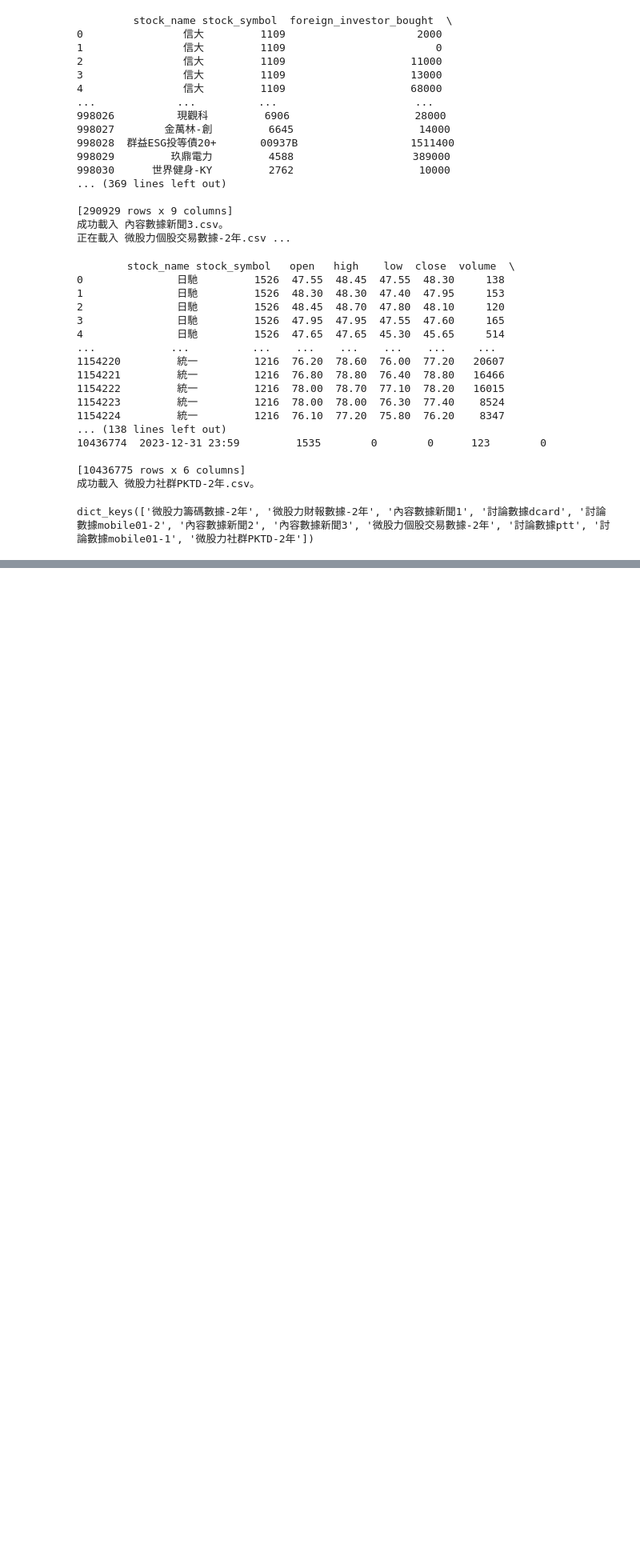
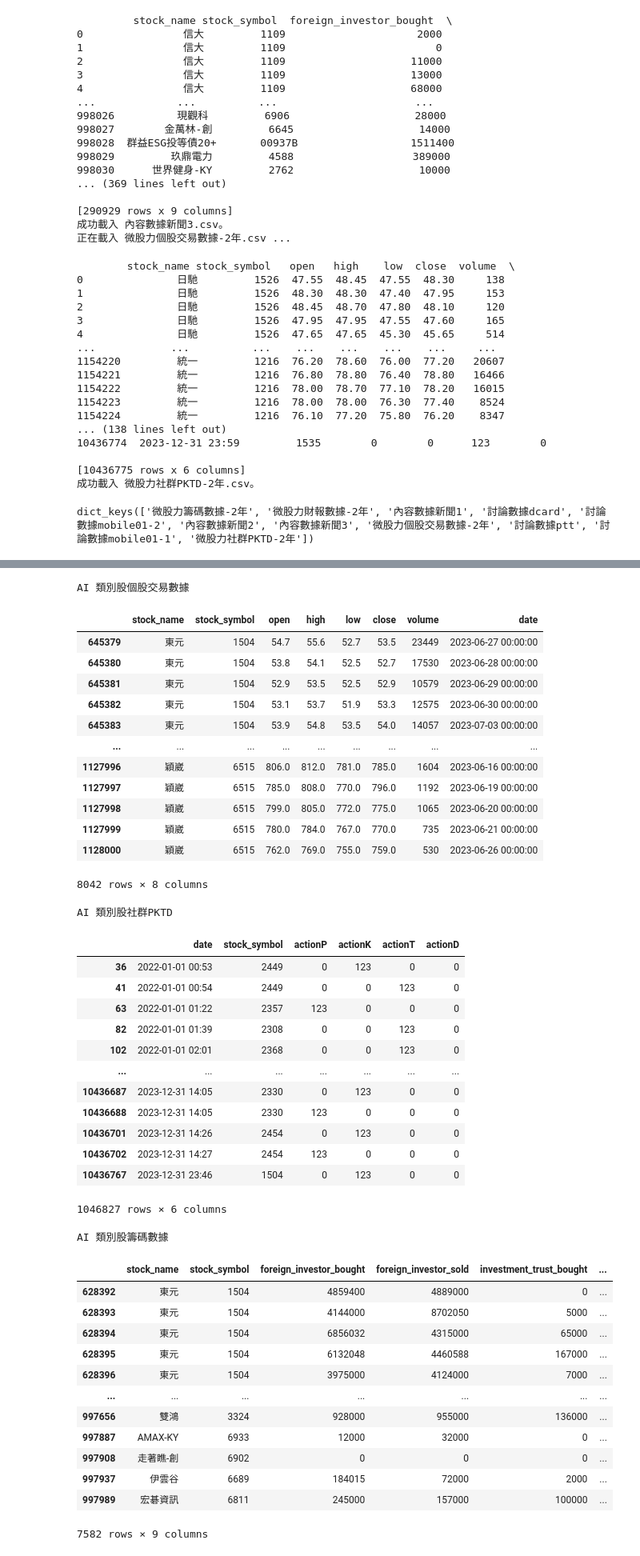
Before and after one commit to ruby0322/bda-midterm-project, a Jupyter notebook: bda_midterm_project.ipynb, the cells around one changed output, grey strips where cells are left out. Shown at 80% size. Cells and saved outputs as stored; diff of their text form; code cells hidden in the pictures; blank space fills up the shorter version.

Commit message:
new: pick all AI stock

```diff
--- a/bda_midterm_project.ipynb
+++ b/bda_midterm_project.ipynb
@@ -76,0 +106,67 @@ dict_keys(['微股力籌碼數據-2年', '微股力財報數據-2年', '內容
+# %%
+# AI 類股代號
+AI_stock_label = ['1504','2059','2308','2312','2317','2330','2353','2356','2357','2368',
+          '2376','2377','2382','2383','2395','2439','2449','2453','2454','3029',
+          '3037','3044','3078','3169','3227','3231','3324','3443','3653','3661',
+          '4966','5274','5289','5351','5439','6166','6214','6274','6414','6515',
+          '6643','6669','6689','6811','6841','6902','6933','8210']
+# %%
+print('AI 類別股個股交易數據')
+ai_stock_exchange_data = data['微股力個股交易數據-2年'][data['微股力個股交易數據-2年']['stock_symbol'].isin(AI_stock_label)]
+display(ai_stock_exchange_data)
+
+print('AI 類別股社群PKTD')
+ai_stock_pktd = data['微股力社群PKTD-2年'][data['微股力社群PKTD-2年']['stock_symbol'].isin(AI_stock_label)]
+display(ai_stock_pktd)
+
+print('AI 類別股籌碼數據')
+ai_stock_tokens = data['微股力籌碼數據-2年'][data['微股力籌碼數據-2年']['stock_symbol'].isin(AI_stock_label)]
+display(ai_stock_tokens)
+
+print('AI 類別股財報數據')
+data['微股力財報數據-2年']['stock_symbol'] = data['微股力財報數據-2年']['stock_symbol'].astype(str, errors='ignore')
+ai_stock_fin = data['微股力財報數據-2年'][data['微股力財報數據-2年']['stock_symbol'].isin(AI_stock_label)]
+display(ai_stock_fin)
+# %% [output]
+AI 類別股個股交易數據
+|  | stock_name | stock_symbol | open | high | low | close | volume | date |
+| 645379 | 東元 | 1504 | 54.7 | 55.6 | 52.7 | 53.5 | 23449 | 2023-06-27 00:00:00 |
+| 645380 | 東元 | 1504 | 53.8 | 54.1 | 52.5 | 52.7 | 17530 | 2023-06-28 00:00:00 |
+| 645381 | 東元 | 1504 | 52.9 | 53.5 | 52.5 | 52.9 | 10579 | 2023-06-29 00:00:00 |
+| 645382 | 東元 | 1504 | 53.1 | 53.7 | 51.9 | 53.3 | 12575 | 2023-06-30 00:00:00 |
+| 645383 | 東元 | 1504 | 53.9 | 54.8 | 53.5 | 54.0 | 14057 | 2023-07-03 00:00:00 |
+| ... | ... | ... | ... | ... | ... | ... | ... | ... |
+| 1127996 | 穎崴 | 6515 | 806.0 | 812.0 | 781.0 | 785.0 | 1604 | 2023-06-16 00:00:00 |
+| 1127997 | 穎崴 | 6515 | 785.0 | 808.0 | 770.0 | 796.0 | 1192 | 2023-06-19 00:00:00 |
+| 1127998 | 穎崴 | 6515 | 799.0 | 805.0 | 772.0 | 775.0 | 1065 | 2023-06-20 00:00:00 |
+| 1127999 | 穎崴 | 6515 | 780.0 | 784.0 | 767.0 | 770.0 | 735 | 2023-06-21 00:00:00 |
+| 1128000 | 穎崴 | 6515 | 762.0 | 769.0 | 755.0 | 759.0 | 530 | 2023-06-26 00:00:00 |
+8042 rows × 8 columns
+AI 類別股社群PKTD
+|  | date | stock_symbol | actionP | actionK | actionT | actionD |
+| 36 | 2022-01-01 00:53 | 2449 | 0 | 123 | 0 | 0 |
+| 41 | 2022-01-01 00:54 | 2449 | 0 | 0 | 123 | 0 |
+| 63 | 2022-01-01 01:22 | 2357 | 123 | 0 | 0 | 0 |
+| 82 | 2022-01-01 01:39 | 2308 | 0 | 0 | 123 | 0 |
+| 102 | 2022-01-01 02:01 | 2368 | 0 | 0 | 123 | 0 |
+| ... | ... | ... | ... | ... | ... | ... |
+| 10436687 | 2023-12-31 14:05 | 2330 | 0 | 123 | 0 | 0 |
+| 10436688 | 2023-12-31 14:05 | 2330 | 123 | 0 | 0 | 0 |
+| 10436701 | 2023-12-31 14:26 | 2454 | 0 | 123 | 0 | 0 |
+| 10436702 | 2023-12-31 14:27 | 2454 | 123 | 0 | 0 | 0 |
+| 10436767 | 2023-12-31 23:46 | 1504 | 0 | 123 | 0 | 0 |
+1046827 rows × 6 columns
+AI 類別股籌碼數據
+|  | stock_name | stock_symbol | foreign_investor_bought | foreign_investor_sold | investment_trust_bought | ... |
+| 628392 | 東元 | 1504 | 4859400 | 4889000 | 0 | ... |
+| 628393 | 東元 | 1504 | 4144000 | 8702050 | 5000 | ... |
+| 628394 | 東元 | 1504 | 6856032 | 4315000 | 65000 | ... |
+| 628395 | 東元 | 1504 | 6132048 | 4460588 | 167000 | ... |
+| 628396 | 東元 | 1504 | 3975000 | 4124000 | 7000 | ... |
+| ... | ... | ... | ... | ... | ... | ... |
+| 997656 | 雙鴻 | 3324 | 928000 | 955000 | 136000 | ... |
+| 997887 | AMAX-KY | 6933 | 12000 | 32000 | 0 | ... |
+| 997908 | 走著瞧-創 | 6902 | 0 | 0 | 0 | ... |
+| 997937 | 伊雲谷 | 6689 | 184015 | 72000 | 2000 | ... |
+| 997989 | 宏碁資訊 | 6811 | 245000 | 157000 | 100000 | ... |
+7582 rows × 9 columns
```
Also changed, not shown: parts of 7 cells of this notebook.
